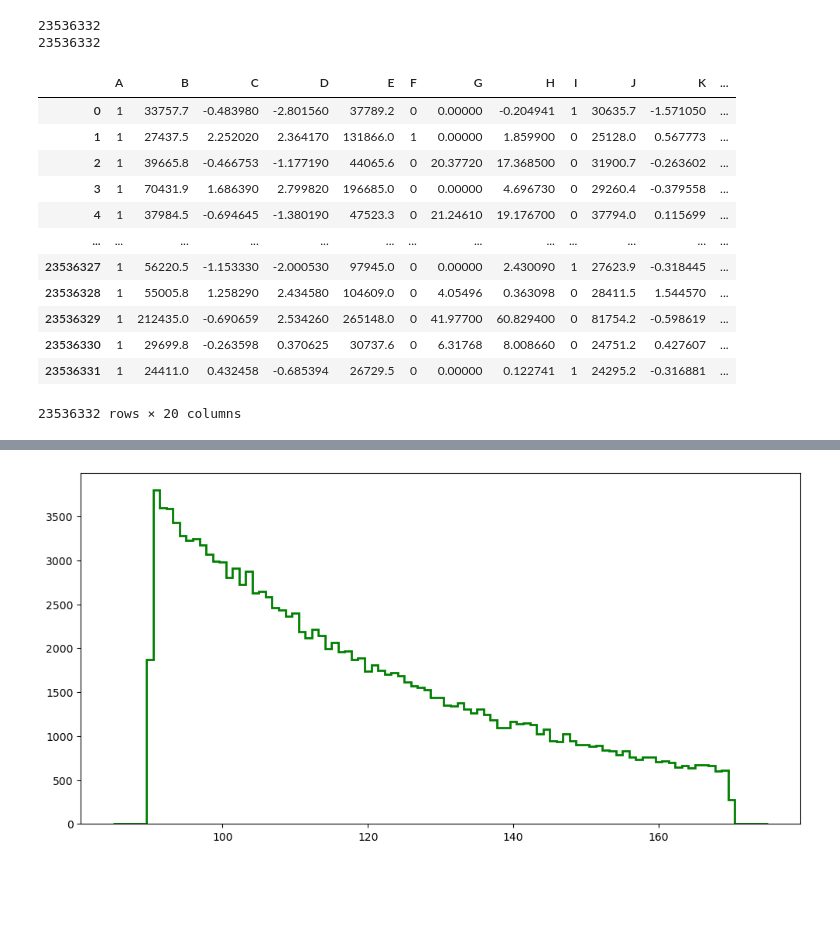
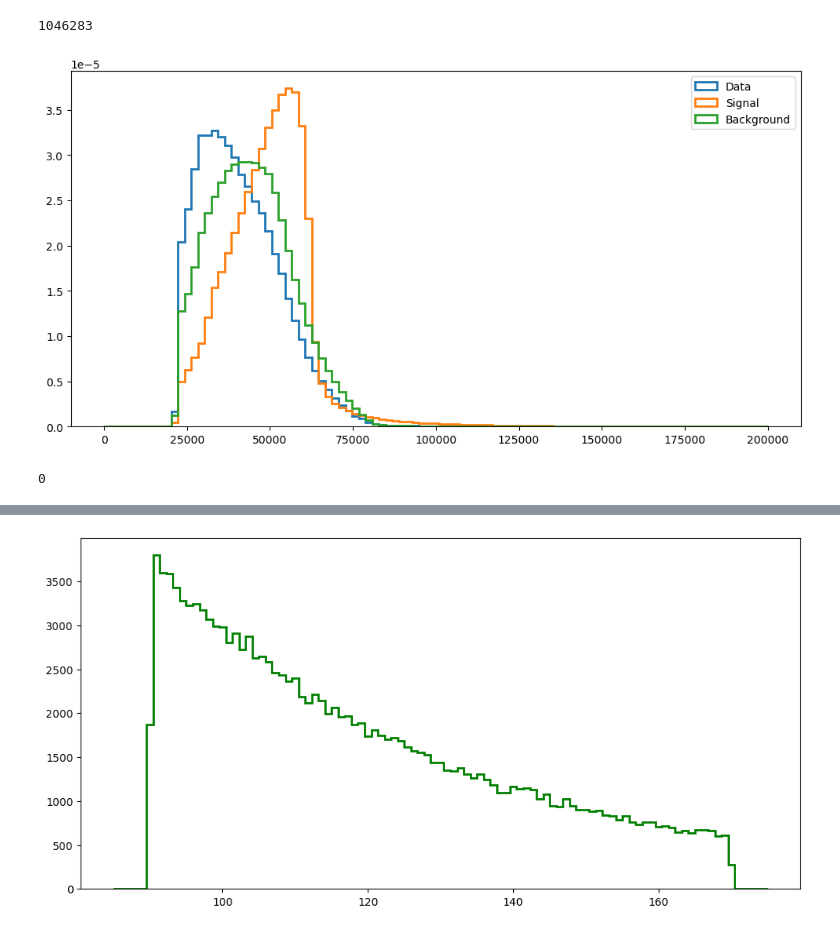
Before and after one commit to FindTheHiggs/Code, a Jupyter notebook: Code/DataInvestigation.ipynb, the cells around one changed output, grey strips where cells are left out. Saved outputs shown, nothing was run; the diff lists cells and outputs as text; code cells hidden in the pictures; blank space fills up the shorter version.

```diff
--- a/Code/DataInvestigation.ipynb
+++ b/Code/DataInvestigation.ipynb
@@ -61,24 +57,22 @@ df = pd.read_csv('./../CSVfiles/data1516_atlas_incomplete.csv', names =['A','B',
-# %%
-#Quick look at the data
-print(len(df[df['A']==1]))
-print(len(df))
-df
-# print('This is {} percent signal data'.format((((len(df[df['label']==1]))/len(df))*100)))
-# %% [output]
-23536332
-23536332
-|  | A | B | C | D | E | F | G | H | I | J | K | ... |
-| 0 | 1 | 33757.7 | -0.483980 | -2.801560 | 37789.2 | 0 | 0.00000 | -0.204941 | 1 | 30635.7 | -1.571050 | ... |
-| 1 | 1 | 27437.5 | 2.252020 | 2.364170 | 131866.0 | 1 | 0.00000 | 1.859900 | 0 | 25128.0 | 0.567773 | ... |
-| 2 | 1 | 39665.8 | -0.466753 | -1.177190 | 44065.6 | 0 | 20.37720 | 17.368500 | 0 | 31900.7 | -0.263602 | ... |
-| 3 | 1 | 70431.9 | 1.686390 | 2.799820 | 196685.0 | 0 | 0.00000 | 4.696730 | 0 | 29260.4 | -0.379558 | ... |
-| 4 | 1 | 37984.5 | -0.694645 | -1.380190 | 47523.3 | 0 | 21.24610 | 19.176700 | 0 | 37794.0 | 0.115699 | ... |
-| ... | ... | ... | ... | ... | ... | ... | ... | ... | ... | ... | ... | ... |
-| 23536327 | 1 | 56220.5 | -1.153330 | -2.000530 | 97945.0 | 0 | 0.00000 | 2.430090 | 1 | 27623.9 | -0.318445 | ... |
-| 23536328 | 1 | 55005.8 | 1.258290 | 2.434580 | 104609.0 | 0 | 4.05496 | 0.363098 | 0 | 28411.5 | 1.544570 | ... |
-| 23536329 | 1 | 212435.0 | -0.690659 | 2.534260 | 265148.0 | 0 | 41.97700 | 60.829400 | 0 | 81754.2 | -0.598619 | ... |
-| 23536330 | 1 | 29699.8 | -0.263598 | 0.370625 | 30737.6 | 0 | 6.31768 | 8.008660 | 0 | 24751.2 | 0.427607 | ... |
-| 23536331 | 1 | 24411.0 | 0.432458 | -0.685394 | 26729.5 | 0 | 0.00000 | 0.122741 | 1 | 24295.2 | -0.316881 | ... |
-23536332 rows × 20 columns
+# %%
+#Quick look at the data
+print(len(df))
+plt.figure(figsize=(12,6), dpi= 100)
+xlims=[0, 200000]
+bins = np.linspace(xlims[0],xlims[1],100,endpoint=True)
+plt.hist(df['g2_pt'],bins = bins, density = True, histtype='step', linewidth=2,label='Data')
+plt.hist(df1['g2_pt'],bins = bins, density = True, histtype='step', linewidth=2,label='Signal')
+plt.hist(df2['g2_pt'],bins = bins, density = True, histtype='step', linewidth=2,label='Background')
+plt.legend()
+plt.show()
+
+ratio1 = df['g1_pt']/df['p_mass']
+ratio2 = df['g2_pt']/df['p_mass']
+
+print(len(df[(ratio1<0.35) & (ratio2<0.25)].index))
+# %% [output]
+1046283
+[figure, added]
+0
 # %%
 #For checkng ptcone, etacone
```
Also changed, not shown: parts of 8 cells of this notebook, 2 other files.
